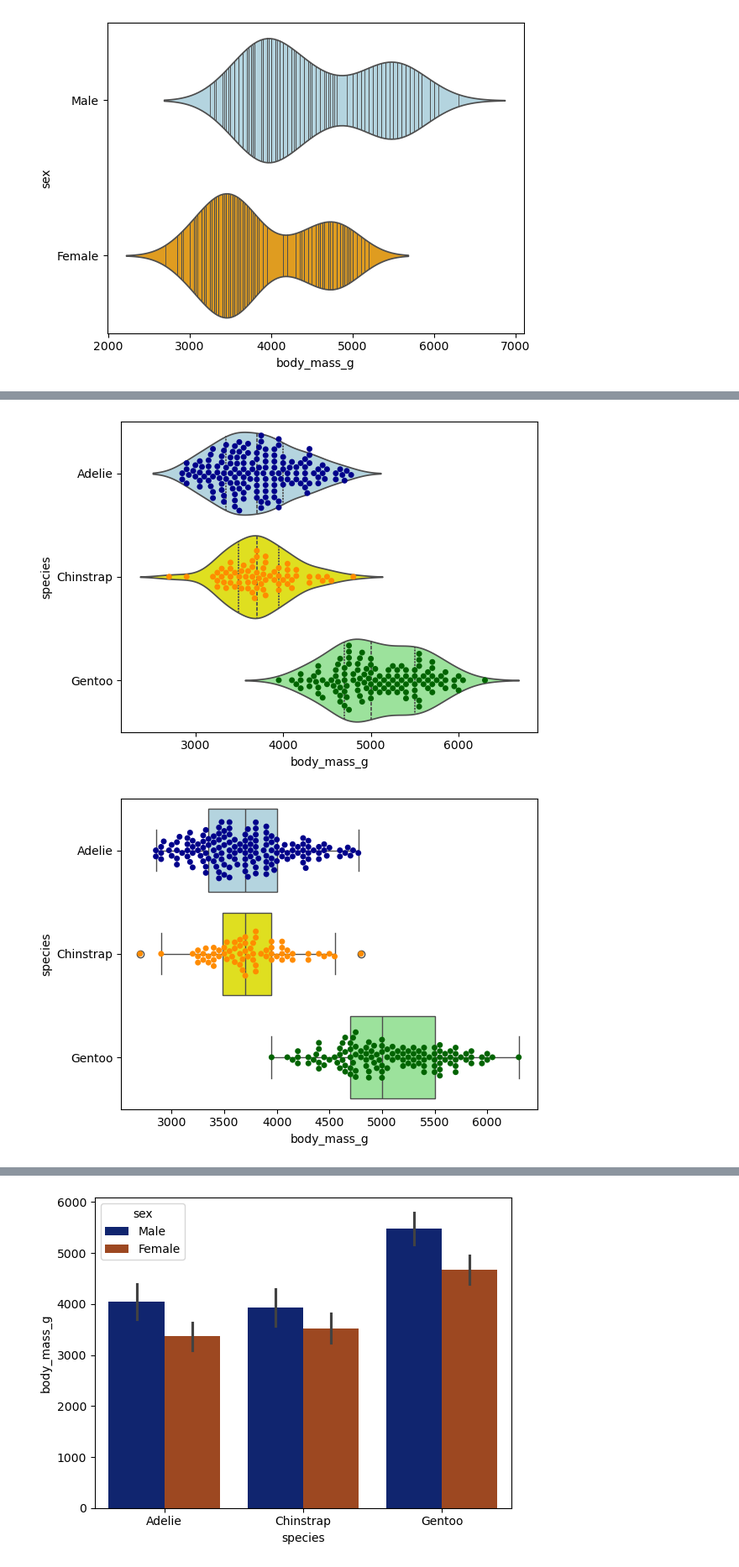
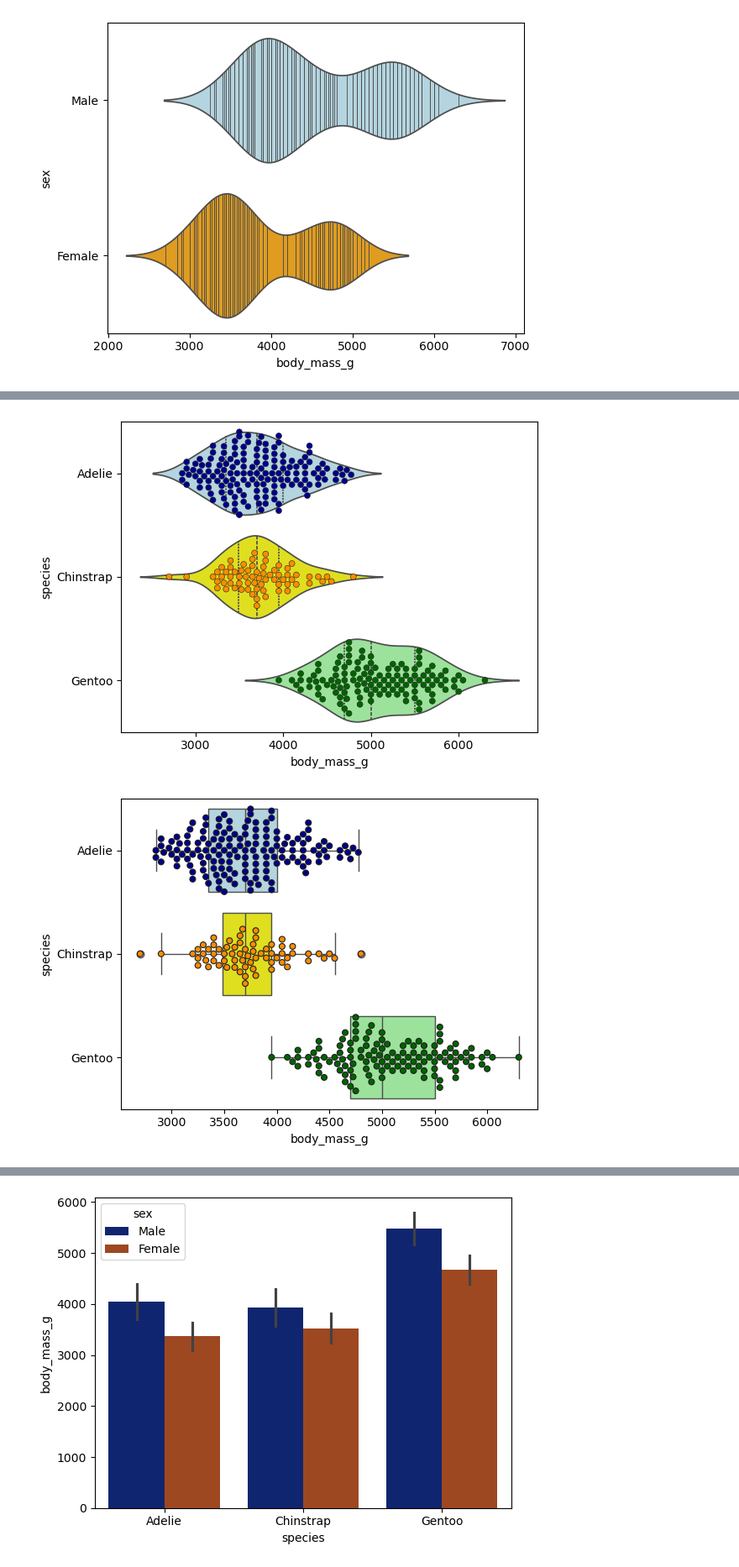
Before and after one commit to akodiro1/Data-Visualization-with-Python, a Jupyter notebook: 1-Seaborn-code.ipynb, the cells around one changed output, grey strips where cells are left out. Shown at 84% size. Saved outputs shown, nothing was run; the diff lists cells and outputs as text; code cells hidden in the pictures.

```diff
--- a/1-Seaborn-code.ipynb
+++ b/1-Seaborn-code.ipynb
@@ -169,7 +168,7 @@ sns.violinplot(
     palette=["lightblue", "yellow", "lightgreen"],
     legend=False,
     inner="quart",
-);
+)
 sns.swarmplot(
     data=penguins,
     y="species",
@@ -177,27 +176,29 @@ sns.swarmplot(
     hue="species",
     orient="h",
     palette=["darkblue", "darkorange", "darkgreen"],
+    linewidth=0.4,
 );
 # %% [output]
-[figure, old version]
+[figure, new version]
 # %%
 sns.boxplot(
     data=penguins,
     y="species",
     x="body_mass_g",
     hue="species",
     orient="h",
     palette=["lightblue", "yellow", "lightgreen"],
     legend=False,
-);
+)
 sns.swarmplot(
     data=penguins,
     y="species",
     x="body_mass_g",
     hue="species",
     orient="h",
     palette=["darkblue", "darkorange", "darkgreen"],
+    linewidth=0.8,
 );
 # %% [output]
-[figure, old version]
+[figure, new version]
 # %%
```
Also changed, not shown: parts of 15 cells of this notebook.
